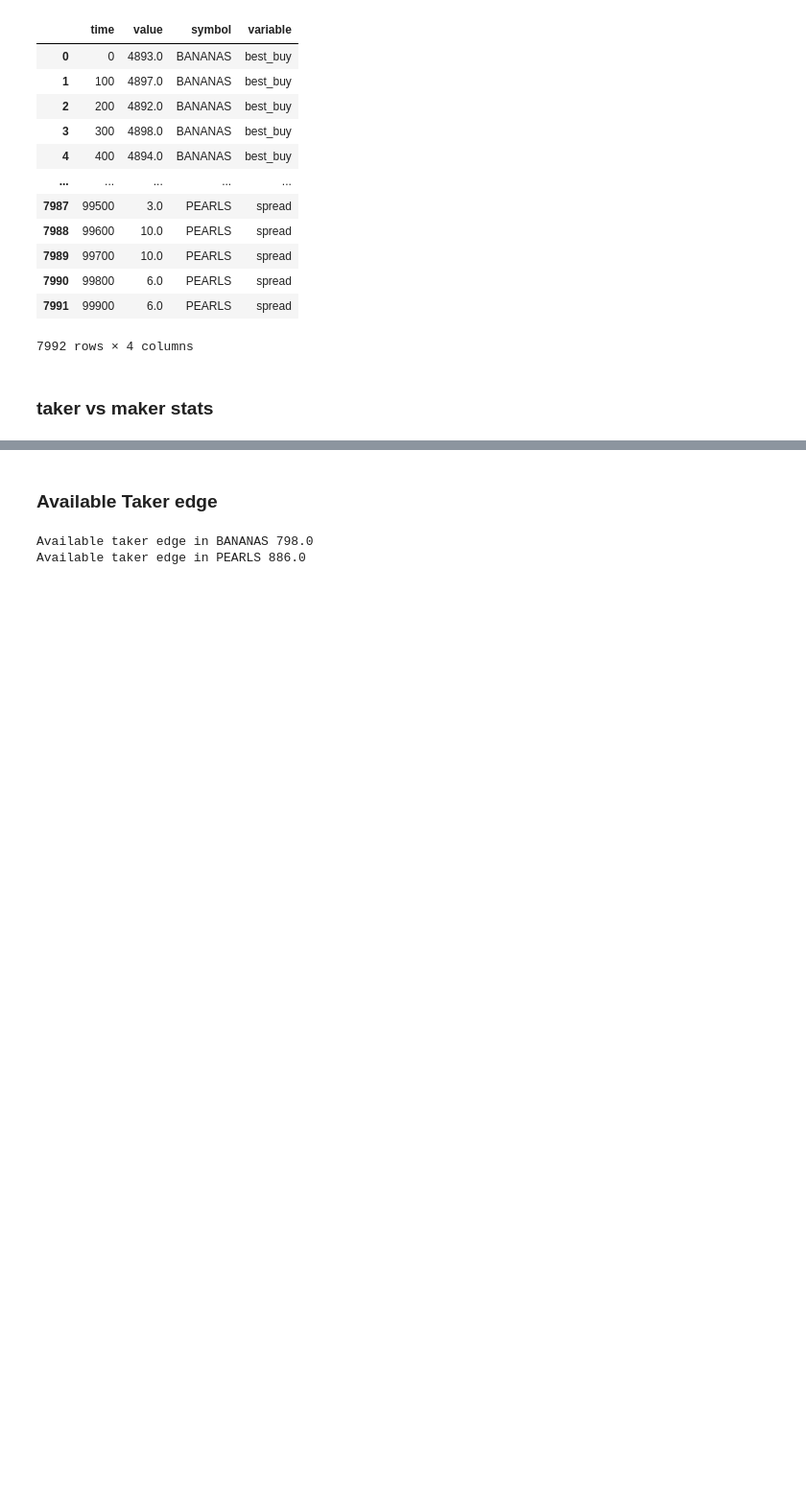
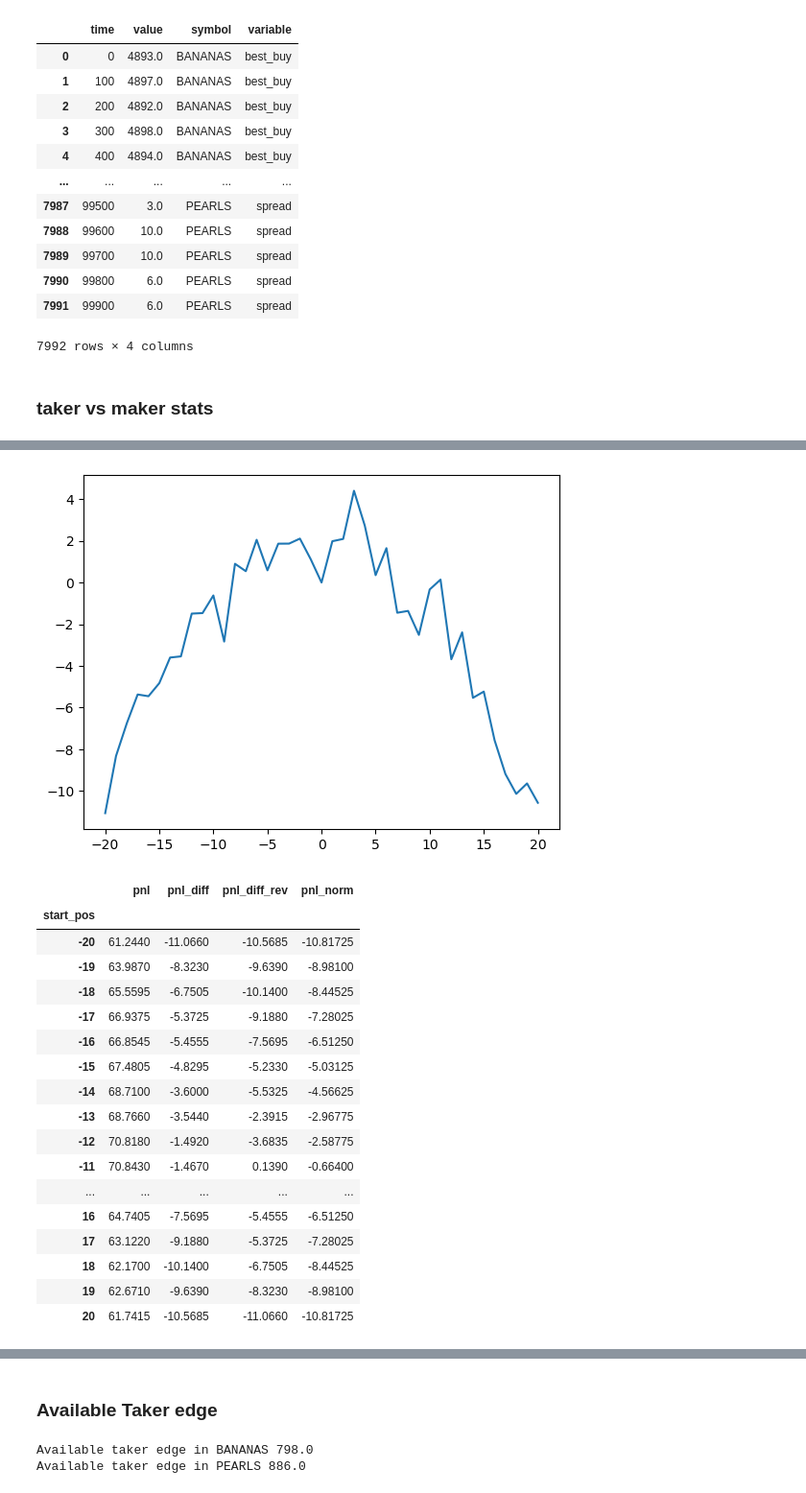
Before and after one commit to rzhan11/IMCTradingComp23, a Jupyter notebook: nbs/exploration-Copy6.ipynb, the cells around one changed output, grey strips where cells are left out. Shown at 96% size. Drawn from its saved outputs; the diff is of its cells as text; code cells hidden in the pictures; blank space fills up the shorter version.

```diff
--- a/nbs/exploration-Copy6.ipynb
+++ b/nbs/exploration-Copy6.ipynb
@@ -1162,6 +1166,7 @@ for sym in _symbols:
     plt.hist(maker_df[["my_edge"]], bins=20)
     plt.title(f"{sym} MAKER edge distribution")
     plt.show()
+    break
 # %% [output]
 BANANAS - my TAKER pnl: 673.0
 |  | count | mean | std | min | 25% | 50% | 75% | max |
@@ -1179,0 +1222,17 @@ PEARLS - my MAKER pnl: 856.0
+# %%
+# simulate
+
+
+def select_action(num_turns, taker_df, maker_df):
+    taker_chance = len(taker_df) / num_turns
+    maker_chance = len(maker_df) / num_turns
+
+    actions = []
+
+    if np.random.uniform() < taker_chance:
+        actions += [ taker_df.sample() ]
+
+    if np.random.uniform() < maker_chance:
+        actions += [ maker_df.sample() ]
+
+    return actions
@@ -1179,0 +1374,31 @@ PEARLS - my MAKER pnl: 856.0
+# %%
+score_df = pd.DataFrame(scores.items(), columns=["start_pos", "pnl"])
+score_df = score_df.set_index("start_pos")
+score_df["pnl_diff"] = score_df["pnl"] - score_df["pnl"].loc[0]
+score_df["pnl_diff_rev"] = list(score_df["pnl_diff"].iloc[::-1])
+score_df["pnl_norm"] = (score_df["pnl_diff_rev"] + score_df["pnl_diff"]) / 2
+
+plt.plot(score_df.index, score_df["pnl_diff"])
+plt.show()
+
+display(score_df)
+# %% [output]
+[figure, added]
+|  | pnl | pnl_diff | pnl_diff_rev | pnl_norm |
+| start_pos |  |  |  |  |
+| -20 | 61.2440 | -11.0660 | -10.5685 | -10.81725 |
+| -19 | 63.9870 | -8.3230 | -9.6390 | -8.98100 |
+| -18 | 65.5595 | -6.7505 | -10.1400 | -8.44525 |
+| -17 | 66.9375 | -5.3725 | -9.1880 | -7.28025 |
+| -16 | 66.8545 | -5.4555 | -7.5695 | -6.51250 |
+| -15 | 67.4805 | -4.8295 | -5.2330 | -5.03125 |
+| -14 | 68.7100 | -3.6000 | -5.5325 | -4.56625 |
+| -13 | 68.7660 | -3.5440 | -2.3915 | -2.96775 |
+| -12 | 70.8180 | -1.4920 | -3.6835 | -2.58775 |
+| -11 | 70.8430 | -1.4670 | 0.1390 | -0.66400 |
+| ... | ... | ... | ... | ... |
+| 16 | 64.7405 | -7.5695 | -5.4555 | -6.51250 |
+| 17 | 63.1220 | -9.1880 | -5.3725 | -7.28025 |
+| 18 | 62.1700 | -10.1400 | -6.7505 | -8.44525 |
+| 19 | 62.6710 | -9.6390 | -8.3230 | -8.98100 |
+| 20 | 61.7415 | -10.5685 | -11.0660 | -10.81725 |
```
Also changed, not shown: parts of 12 cells of this notebook, 3 other files.
